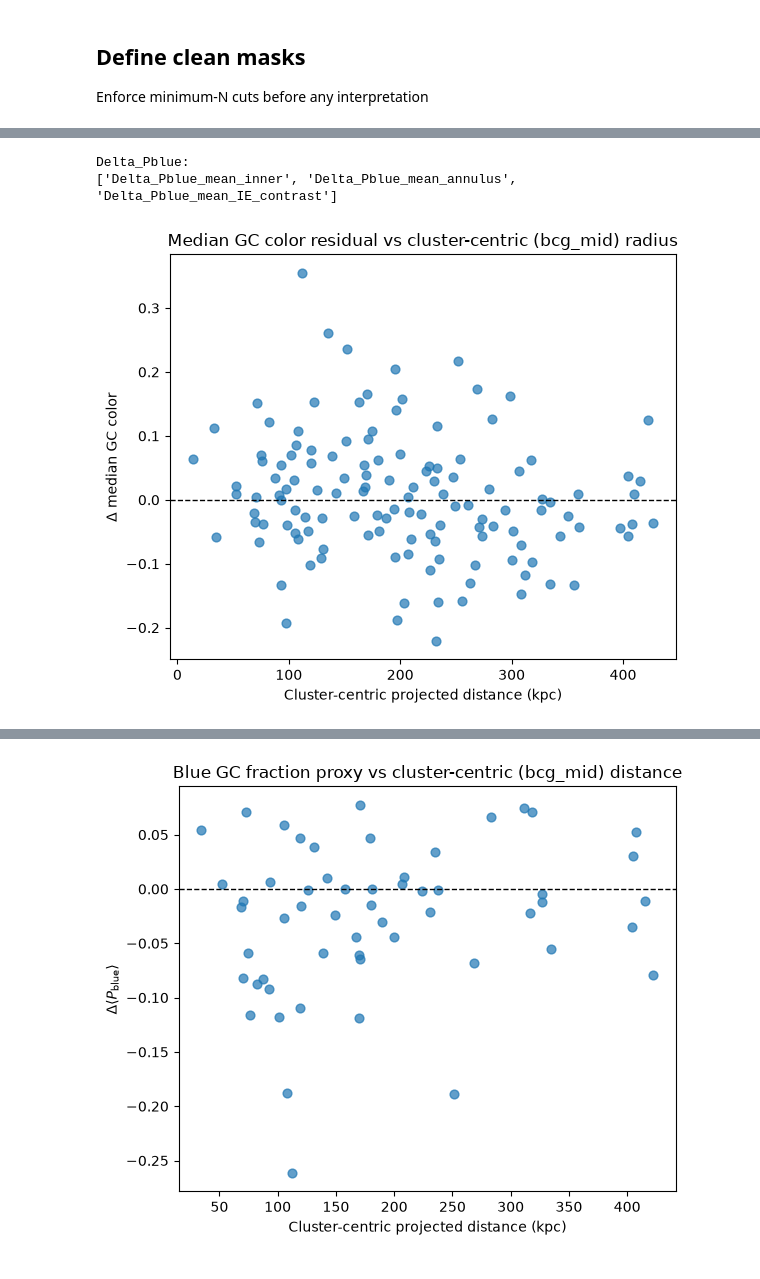
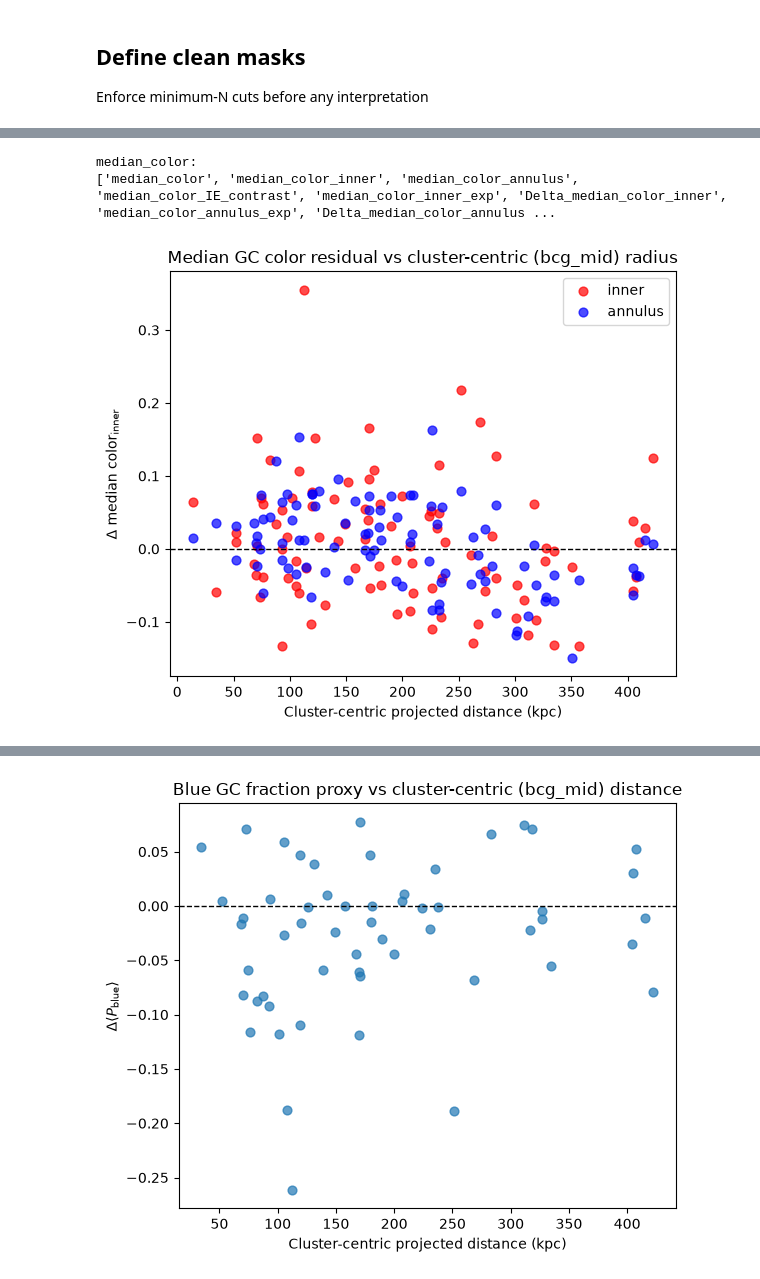
Before and after one commit to Pommers/Coma-GCS-colors, a Jupyter notebook: Paper3_color_metrics_referee_revised.ipynb, the cells around one changed output, grey strips where cells are left out. Drawn from its saved outputs; the diff is of its cells as text; code cells hidden in the pictures.

```diff
--- a/Paper3_color_metrics_referee_revised.ipynb
+++ b/Paper3_color_metrics_referee_revised.ipynb
@@ -1875,6 +1878,19 @@ summary_rows = []
 metrics_df = metrics_df_all.copy()
 sample_def = "full_dataset"
 len(metrics_df)
+
+
+science_mask = (
+    metrics_df_all["Pblue_inner_meets_min"]
+    & metrics_df_all["good_ap_area"]
+    & metrics_df_all["good_ann_area"]
+    & metrics_df_all["Pblue_annulus_nonzero"]
+    & np.isfinite(metrics_df_all["Delta_Pblue_mean_IE_contrast"])
+)
+science_ids = metrics_df_all.index[science_mask]
+metrics_df = metrics_df_all.loc[science_mask]
+sample_def = "sci_dataset"
+logger.debug(f"Revised SCI sample N ={len(science_ids)}")
 
 # # mask what appears to be an outlier...
 # mask = metrics_df_all["name"] != "2MASX J12595670+2755483"
@@ -1886,5 +1902,5 @@ len(metrics_df)
 # metrics_df = metrics_df_all.loc[high_support].copy()
 # sample_def = "high_support"
 
-logger.debug(f"Using dataset: {sample_def} with {len(metrics_df)} rows.")
+logger.info(f"Using dataset: {sample_def} with {len(metrics_df)} rows.")
 # %% [output]
@@ -1906,30 +1930,35 @@ mask_bg = (
 # %%
 from src.test_utils import search_cols
 
-search_cols(metrics_df, ["Delta_Pblue"])
+search_cols(metrics_df, ["median_color"])
 # %% [output]
-Delta_Pblue:
-['Delta_Pblue_mean_inner', 'Delta_Pblue_mean_annulus', 'Delta_Pblue_mean_IE_contrast']
+median_color:
+['median_color', 'median_color_inner', 'median_color_annulus', 'median_color_IE_contrast', 'median_color_inner_exp', 'Delta_median_color_inner', 'median_color_annulus_exp', 'Delta_median_color_annulus ...
 # %%
 import matplotlib.pyplot as plt
 
 clust_cen_def = "bcg_mid"
 
 x = metrics_df.loc[mask_full, f"R_{clust_cen_def}_kpc"]
 y = metrics_df.loc[mask_full, "Delta_median_color_inner"]
+y2 = metrics_df.loc[mask_full, "Delta_median_color_annulus"]
+
 
 plt.figure(figsize=(6,5))
-plt.scatter(x, y, s=40, alpha=0.7)
+plt.scatter(x, y, s=40, alpha=0.7, c="r", label="inner")
+plt.scatter(x, y2, s=40, alpha=0.7, c="b", label="annulus")
 
 plt.axhline(0, color="k", ls="--", lw=1)
 plt.xlabel("Cluster-centric projected distance (kpc)")
-plt.ylabel(r"$\Delta$ median GC color")
+plt.ylabel(r"$\Delta$ median color$_\mathrm{inner}$")
+
+plt.legend(loc="best")
 
 plt.title(f"Median GC color residual vs cluster-centric ({clust_cen_def}) radius")
 plt.tight_layout()
 plt.show()
 # %% [output]
-[figure, old version]
+[figure, new version]
 # %%
 def equal_N_binned_stat(x, y, nbin=6):
     order = np.argsort(x)
```
Also changed, not shown: parts of 26 cells of this notebook, 1 other file.
